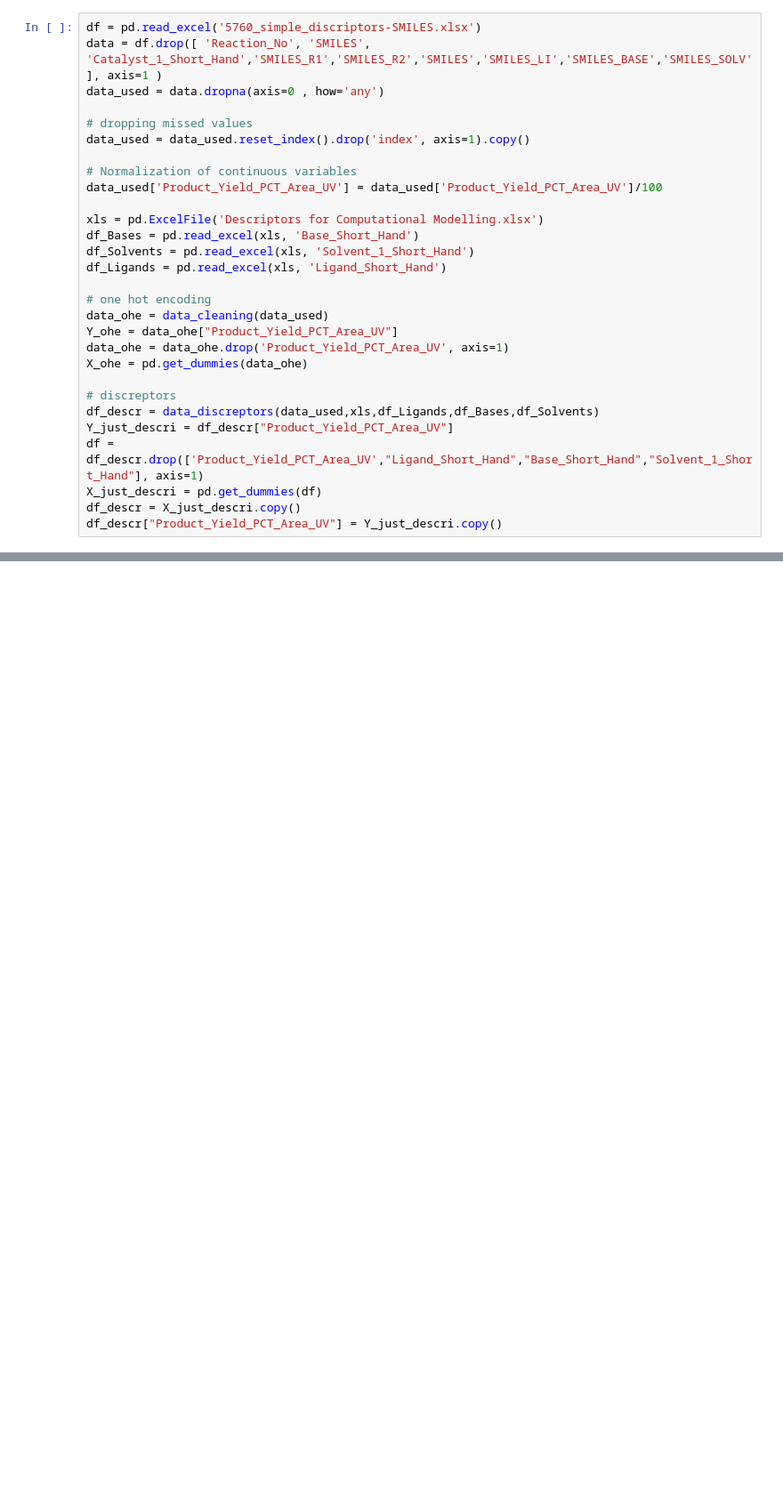
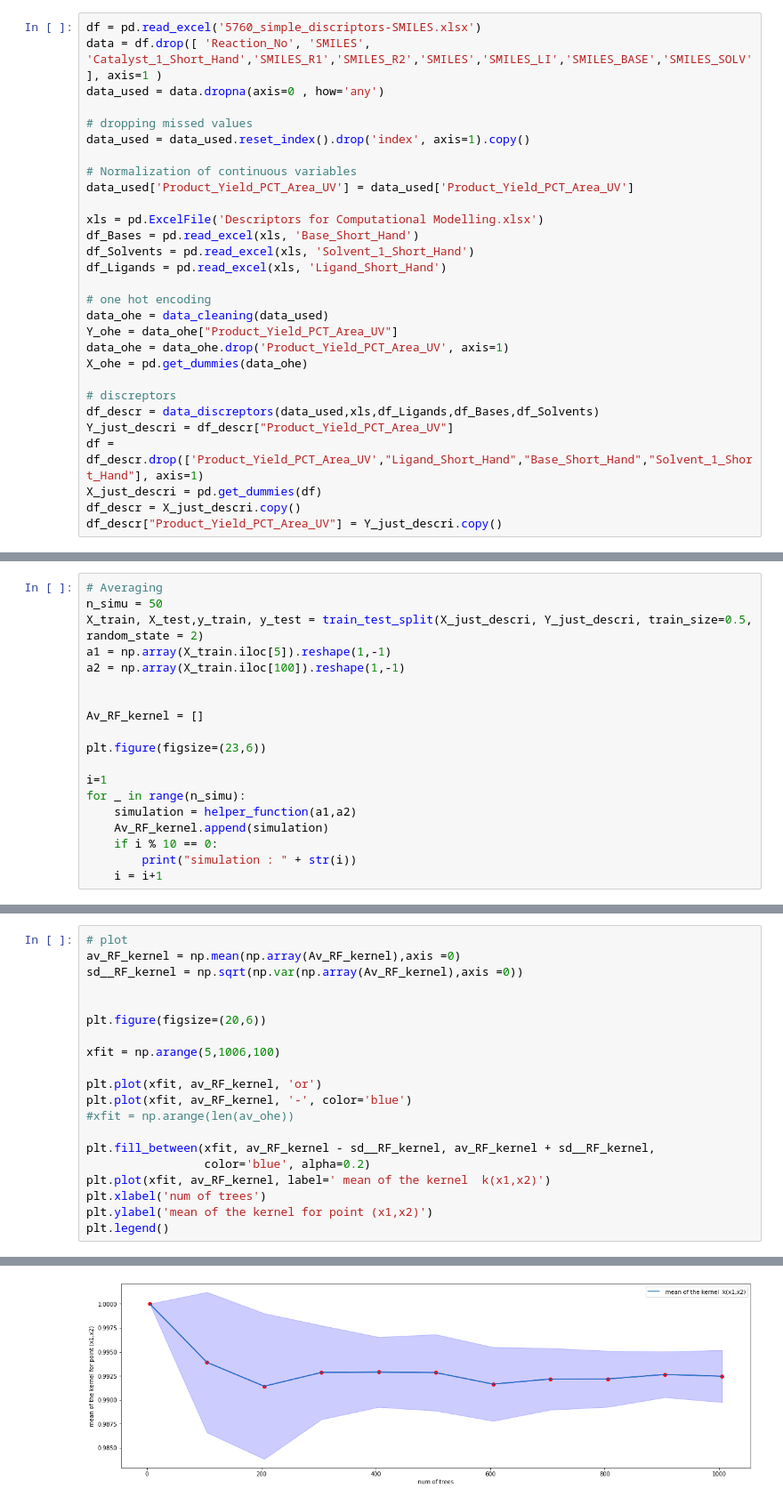
Before and after one commit to sfade070/Chemistry_machine_learning_project, a Jupyter notebook: Random_forest_kernel_BO.ipynb, the cells around one changed output, grey strips where cells are left out. Shown at 89% size. Cells and saved outputs as stored; diff of their text form; blank space fills up the shorter version.

```diff
--- a/Random_forest_kernel_BO.ipynb
+++ b/Random_forest_kernel_BO.ipynb
@@ -49,7 +55,7 @@ data_used = data.dropna(axis=0 , how='any')
 data_used = data_used.reset_index().drop('index', axis=1).copy()
 
 # Normalization of continuous variables
-data_used['Product_Yield_PCT_Area_UV'] = data_used['Product_Yield_PCT_Area_UV']/100
+data_used['Product_Yield_PCT_Area_UV'] = data_used['Product_Yield_PCT_Area_UV']
 
 xls = pd.ExcelFile('Descriptors for Computational Modelling.xlsx')
 df_Bases = pd.read_excel(xls, 'Base_Short_Hand')
@@ -71,0 +160,19 @@ df_descr["Product_Yield_PCT_Area_UV"] = Y_just_descri.copy()
+# %%
+# Averaging
+n_simu = 50
+X_train, X_test,y_train, y_test = train_test_split(X_just_descri, Y_just_descri, train_size=0.5, random_state = 2)
+a1 = np.array(X_train.iloc[5]).reshape(1,-1)
+a2 = np.array(X_train.iloc[100]).reshape(1,-1)
+
+
+Av_RF_kernel = []
+
+plt.figure(figsize=(23,6))
+
+i=1
+for _ in range(n_simu):
+    simulation = helper_function(a1,a2)
+    Av_RF_kernel.append(simulation)
+    if i % 10 == 0:
+        print("simulation : " + str(i))
+    i = i+1
@@ -71,0 +186,21 @@ df_descr["Product_Yield_PCT_Area_UV"] = Y_just_descri.copy()
+# %%
+# plot
+av_RF_kernel = np.mean(np.array(Av_RF_kernel),axis =0)
+sd__RF_kernel = np.sqrt(np.var(np.array(Av_RF_kernel),axis =0))
+
+
+plt.figure(figsize=(20,6))
+
+xfit = np.arange(5,1006,100)
+
+plt.plot(xfit, av_RF_kernel, 'or')
+plt.plot(xfit, av_RF_kernel, '-', color='blue')
+#xfit = np.arange(len(av_ohe))
+
+plt.fill_between(xfit, av_RF_kernel - sd__RF_kernel, av_RF_kernel + sd__RF_kernel,
+                 color='blue', alpha=0.2)
+plt.plot(xfit, av_RF_kernel, label=' mean of the kernel  k(x1,x2)')
+plt.xlabel('num of trees')
+plt.ylabel('mean of the kernel for point (x1,x2)')
+plt.legend()
+# %% [output]
@@ -71,0 +208 @@ df_descr["Product_Yield_PCT_Area_UV"] = Y_just_descri.copy()
+[figure, added]
```
Also changed, not shown: parts of 26 cells of this notebook, 2 other files.
